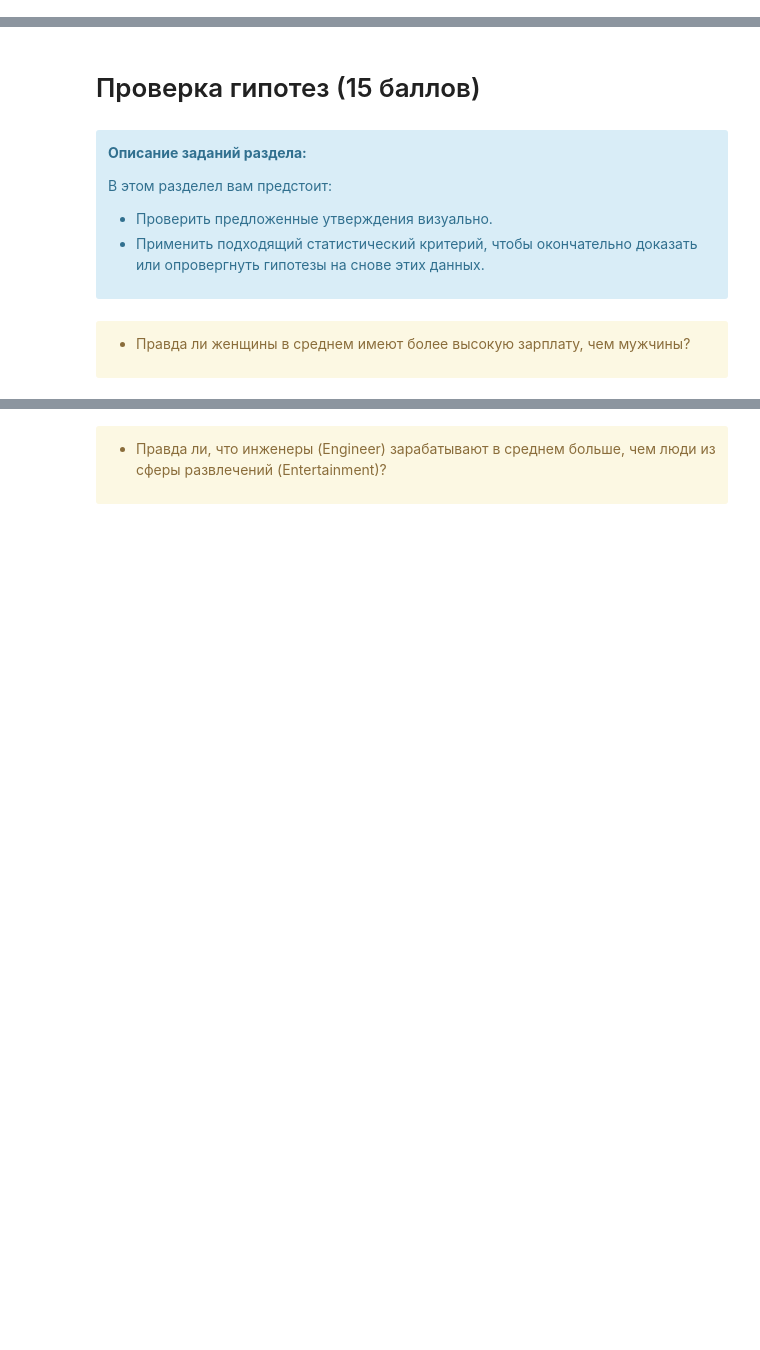
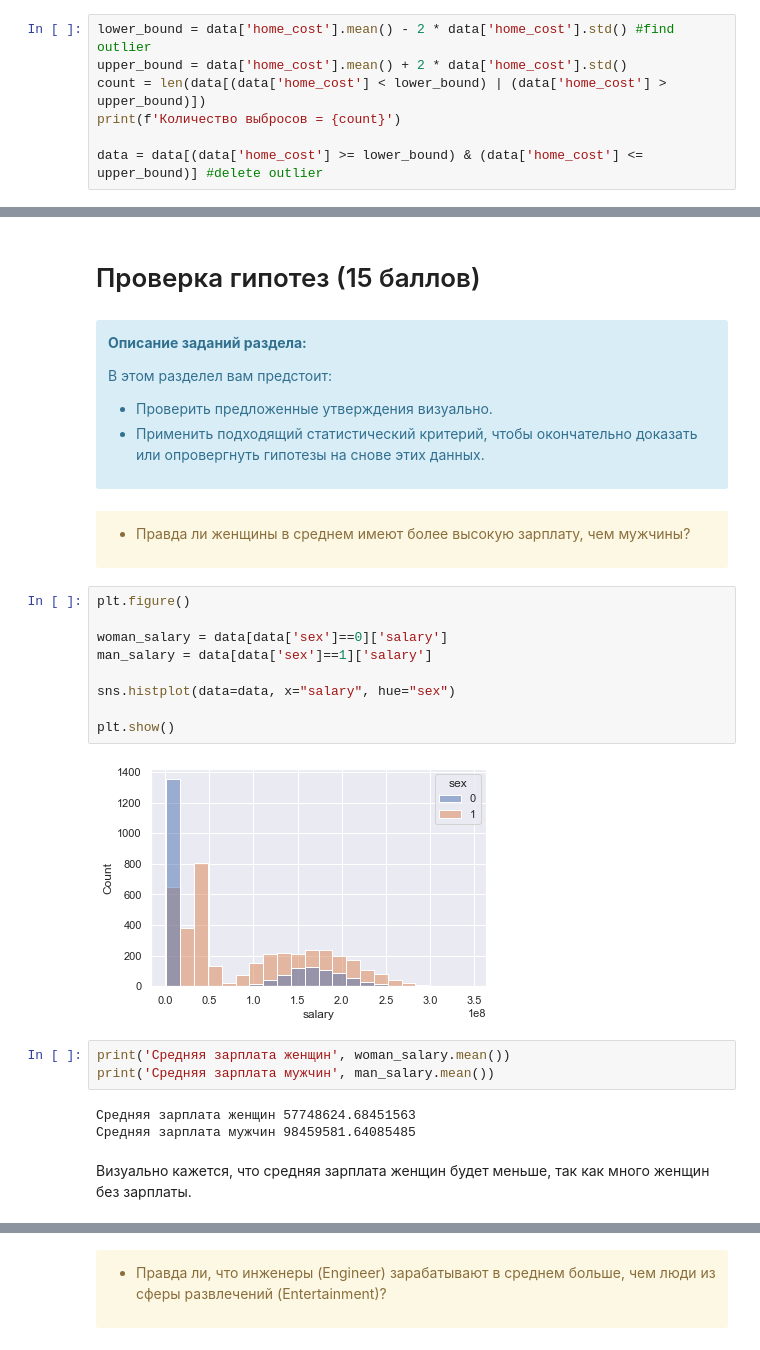
Before and after one commit to adasirotkina/DataScience_MIPT_2022, a Jupyter notebook: home_works/HW_3.ipynb, the cells around one changed output, grey strips where cells are left out. Drawn from its saved outputs; the diff is of its cells as text; blank space fills up the shorter version.

```diff
--- a/home_works/HW_3.ipynb
+++ b/home_works/HW_3.ipynb
@@ -63,0 +67,7 @@ data.head()
+# %%
+lower_bound = data['home_cost'].mean() - 2 * data['home_cost'].std() #find outlier
+upper_bound = data['home_cost'].mean() + 2 * data['home_cost'].std()
+count = len(data[(data['home_cost'] < lower_bound) | (data['home_cost'] > upper_bound)])
+print(f'Количество выбросов = {count}')
+
+data = data[(data['home_cost'] >= lower_bound) & (data['home_cost'] <= upper_bound)] #delete outlier
@@ -75,3 +87,22 @@ data.head()
 <div class="alert alert-warning">
 
 * Правда ли женщины в среднем имеют более высокую зарплату, чем мужчины?
+# %%
+plt.figure()
+
+woman_salary = data[data['sex']==0]['salary']
+man_salary = data[data['sex']==1]['salary']
+
+sns.histplot(data=data, x="salary", hue="sex")
+
+plt.show()
+# %% [output]
+[figure, added]
+# %%
+print('Средняя зарплата женщин', woman_salary.mean())
+print('Средняя зарплата мужчин', man_salary.mean())
+# %% [output]
+Средняя зарплата женщин 57748624.68451563
+Средняя зарплата мужчин 98459581.64085485
+# %% [markdown]
+Визуально кажется, что средняя зарплата женщин будет меньше, так как много женщин без зарплаты.
```
Also changed, not shown: parts of 36 cells of this notebook.
